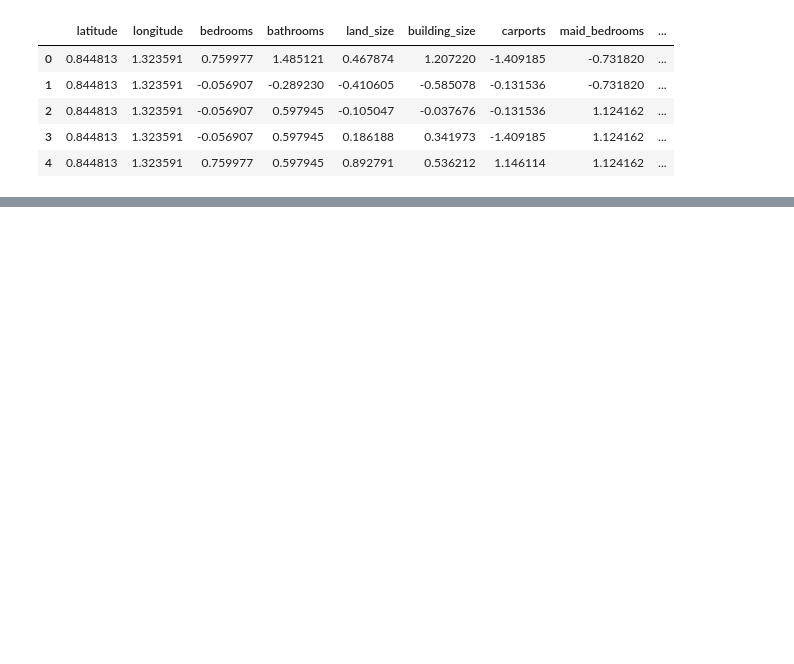
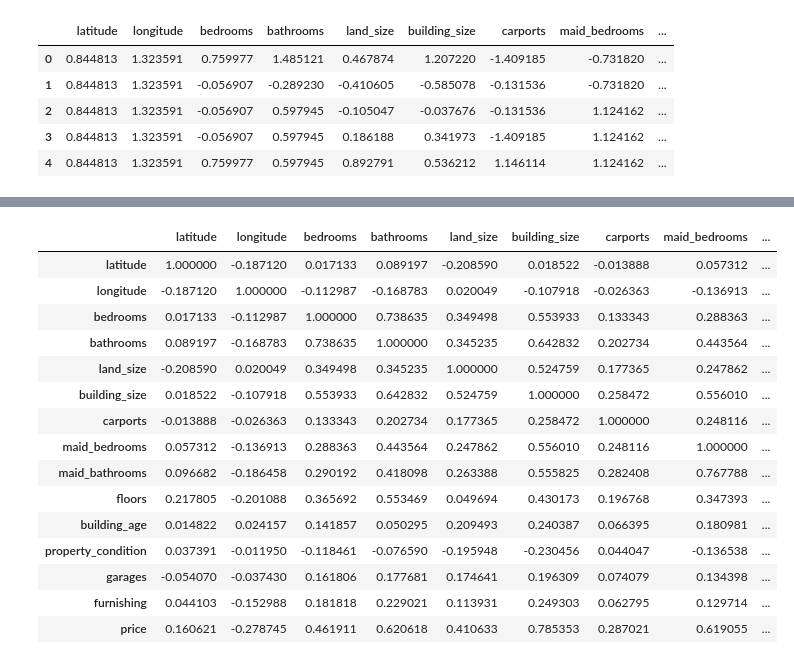
Before and after one commit to MuhGhifari/Prediksi-Harga-Rumah-Jabodetabek, a Jupyter notebook: PrediksiHargaRumahJabodetabek.ipynb, the cells around one changed output, grey strips where cells are left out. Saved outputs shown, nothing was run; the diff lists cells and outputs as text; code cells hidden in the pictures; blank space fills up the shorter version.

```diff
--- a/PrediksiHargaRumahJabodetabek.ipynb
+++ b/PrediksiHargaRumahJabodetabek.ipynb
@@ -493,0 +488,19 @@ df = pd.read_csv("jabodetabek_house_price_cleaned.csv")
+# %%
+train_data.corr()
+# %% [output]
+|  | latitude | longitude | bedrooms | bathrooms | land_size | building_size | carports | maid_bedrooms | ... |
+| latitude | 1.000000 | -0.187120 | 0.017133 | 0.089197 | -0.208590 | 0.018522 | -0.013888 | 0.057312 | ... |
+| longitude | -0.187120 | 1.000000 | -0.112987 | -0.168783 | 0.020049 | -0.107918 | -0.026363 | -0.136913 | ... |
+| bedrooms | 0.017133 | -0.112987 | 1.000000 | 0.738635 | 0.349498 | 0.553933 | 0.133343 | 0.288363 | ... |
+| bathrooms | 0.089197 | -0.168783 | 0.738635 | 1.000000 | 0.345235 | 0.642832 | 0.202734 | 0.443564 | ... |
+| land_size | -0.208590 | 0.020049 | 0.349498 | 0.345235 | 1.000000 | 0.524759 | 0.177365 | 0.247862 | ... |
+| building_size | 0.018522 | -0.107918 | 0.553933 | 0.642832 | 0.524759 | 1.000000 | 0.258472 | 0.556010 | ... |
+| carports | -0.013888 | -0.026363 | 0.133343 | 0.202734 | 0.177365 | 0.258472 | 1.000000 | 0.248116 | ... |
+| maid_bedrooms | 0.057312 | -0.136913 | 0.288363 | 0.443564 | 0.247862 | 0.556010 | 0.248116 | 1.000000 | ... |
+| maid_bathrooms | 0.096682 | -0.186458 | 0.290192 | 0.418098 | 0.263388 | 0.555825 | 0.282408 | 0.767788 | ... |
+| floors | 0.217805 | -0.201088 | 0.365692 | 0.553469 | 0.049694 | 0.430173 | 0.196768 | 0.347393 | ... |
+| building_age | 0.014822 | 0.024157 | 0.141857 | 0.050295 | 0.209493 | 0.240387 | 0.066395 | 0.180981 | ... |
+| property_condition | 0.037391 | -0.011950 | -0.118461 | -0.076590 | -0.195948 | -0.230456 | 0.044047 | -0.136538 | ... |
+| garages | -0.054070 | -0.037430 | 0.161806 | 0.177681 | 0.174641 | 0.196309 | 0.074079 | 0.134398 | ... |
+| furnishing | 0.044103 | -0.152988 | 0.181818 | 0.229021 | 0.113931 | 0.249303 | 0.062795 | 0.129714 | ... |
+| price | 0.160621 | -0.278745 | 0.461911 | 0.620618 | 0.410633 | 0.785353 | 0.287021 | 0.619055 | ... |
```
Also changed, not shown: parts of 15 cells of this notebook.
